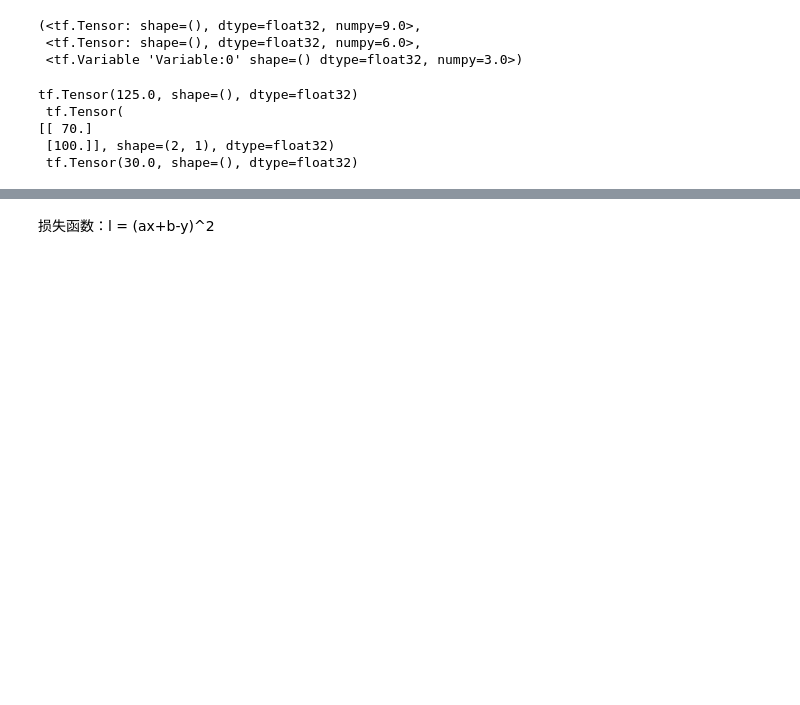
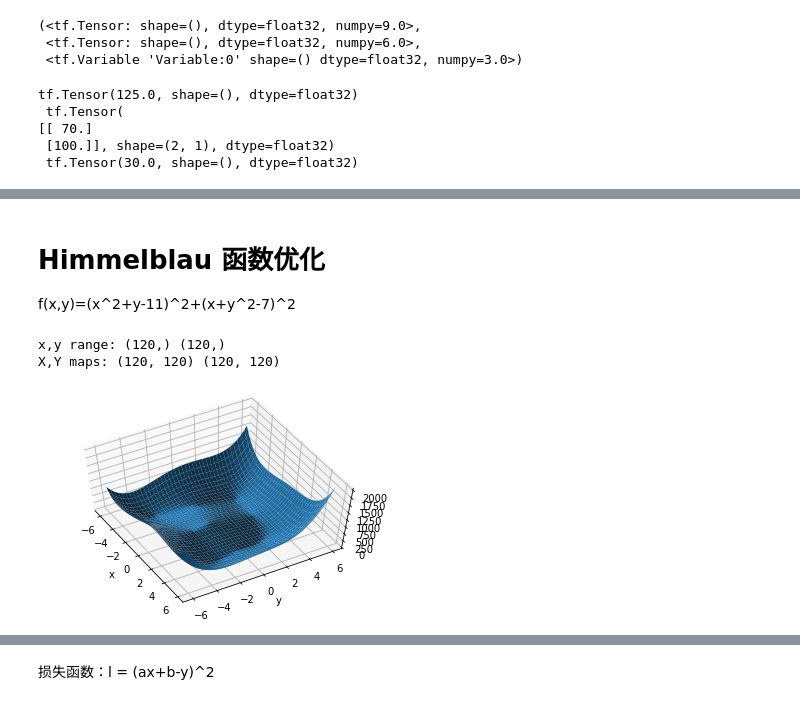
Before and after one commit to flitdu/consult, a Jupyter notebook: jupyter/tensorflow2/1. TF基础.ipynb, the cells around one changed output, grey strips where cells are left out. Saved outputs shown, nothing was run; the diff lists cells and outputs as text; code cells hidden in the pictures; blank space fills up the shorter version.

```diff
--- a/jupyter/tensorflow2/1. TF基础.ipynb
+++ b/jupyter/tensorflow2/1. TF基础.ipynb
@@ -525,0 +528,20 @@ tf.Tensor(125.0, shape=(), dtype=float32)
+# %%
+x=tf.constant(1.)
+w1 = tf.constant(2.)
+b1 = tf.constant(1.)
+w2 = tf.constant(2.)
+b2 = tf.constant(1.)
+
+# 构建梯度记录器
+with tf.GradientTape(persistent=True) as tape:
+    tape.watch([w1, b1, w2, b2])
+#     构建2层线性网络
+    y1= x*w1+b1
+    y2= y1*w2+b2
+# 独立求出各个偏导数
+dy2_dy1 = tape.gradient(y2, [y1])[0]
+dy1_dw1 = tape.gradient(y1, [w1])[0]
+
+dy2_dw1 = tape.gradient(y2, [w1])[0]
+
+dy2_dw1, dy2_dy1, dy1_dw1
@@ -525,0 +552,57 @@ tf.Tensor(125.0, shape=(), dtype=float32)
+# %% [markdown]
+# Himmelblau 函数优化
+f(x,y)=(x^2+y-11)^2+(x+y^2-7)^2
+# %%
+import  numpy as np
+from    mpl_toolkits.mplot3d import Axes3D
+from    matplotlib import pyplot as plt
+import  tensorflow as tf
+
+
+
+def himmelblau(x):
+    # himmelblau函数实现
+    return (x[0] ** 2 + x[1] - 11) ** 2 + (x[0] + x[1] ** 2 - 7) ** 2
+
+
+x = np.arange(-6, 6, 0.1)
+y = np.arange(-6, 6, 0.1)
+print('x,y range:', x.shape, y.shape)
+# 生成x-y平面采样网格点，方便可视化
+X, Y = np.meshgrid(x, y)
+print('X,Y maps:', X.shape, Y.shape)
+Z = himmelblau([X, Y]) # 计算网格点上的函数值
+
+# 绘制himmelblau函数曲面
+fig = plt.figure('himmelblau')
+ax = fig.gca(projection='3d')
+ax.plot_surface(X, Y, Z)
+ax.view_init(60, -30)
+ax.set_xlabel('x')
+ax.set_ylabel('y')
+plt.show()
+
+# 参数的初始化值对优化的影响不容忽视，可以通过尝试不同的初始化值，
+# 检验函数优化的极小值情况
+# [1., 0.], [-4, 0.], [4, 0.]
+# x = tf.constant([4., 0.])
+# x = tf.constant([1., 0.])
+# x = tf.constant([-4., 0.])
+x = tf.constant([-2., 2.])
+
+for step in range(200):# 循环优化
+    with tf.GradientTape() as tape: #梯度跟踪
+        tape.watch([x]) # 记录梯度
+        y = himmelblau(x) # 前向传播
+    # 反向传播
+    grads = tape.gradient(y, [x])[0]
+    # 更新参数,0.01为学习率
+    x -= 0.01*grads
+    # 打印优化的极小值
+    if step % 20 == 19:
+        print ('step {}: x = {}, f(x) = {}'
+               .format(step, x.numpy(), y.numpy()))
+# %% [output]
+x,y range: (120,) (120,)
+X,Y maps: (120, 120) (120, 120)
+[figure, added]
```
Also changed, not shown: parts of 3 cells of this notebook, 1 other file.
